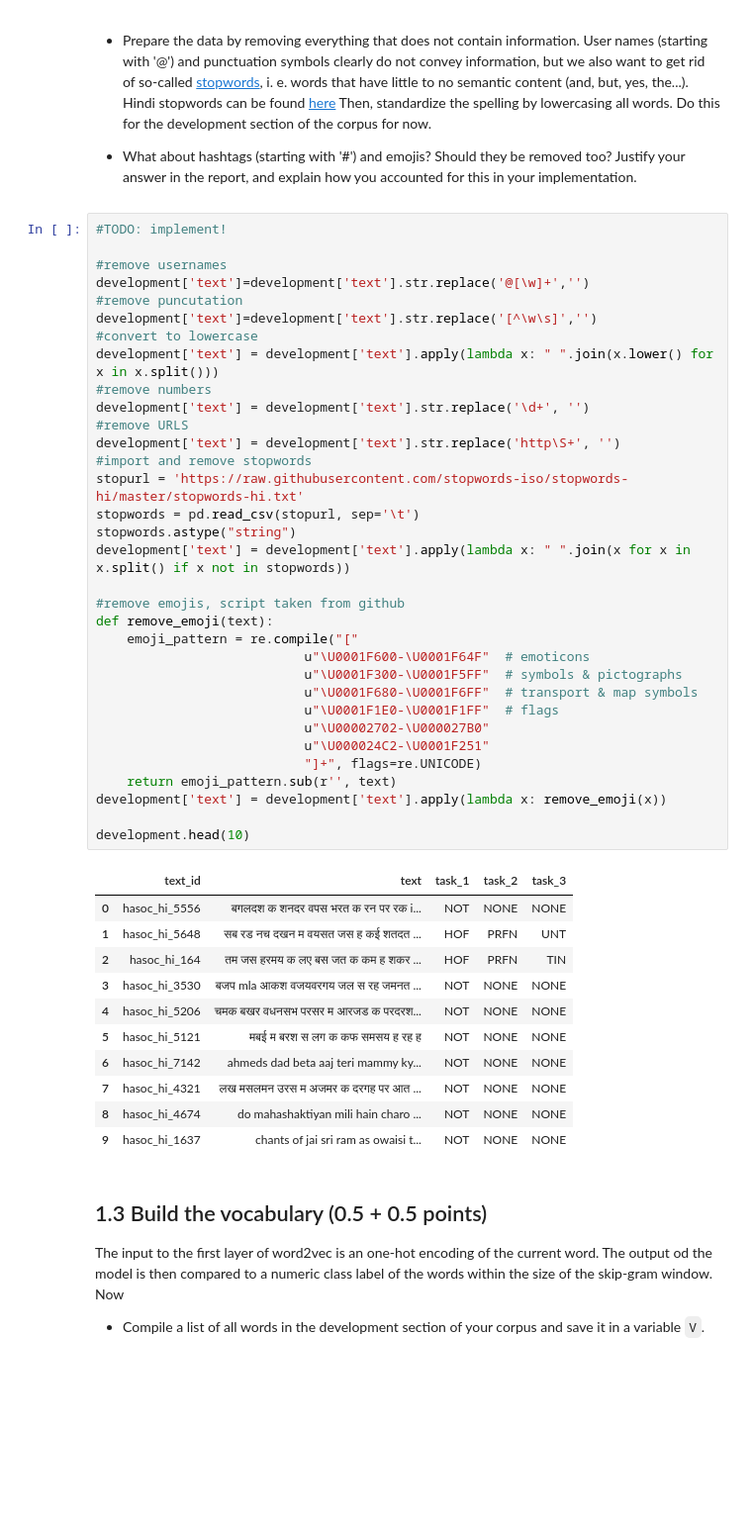
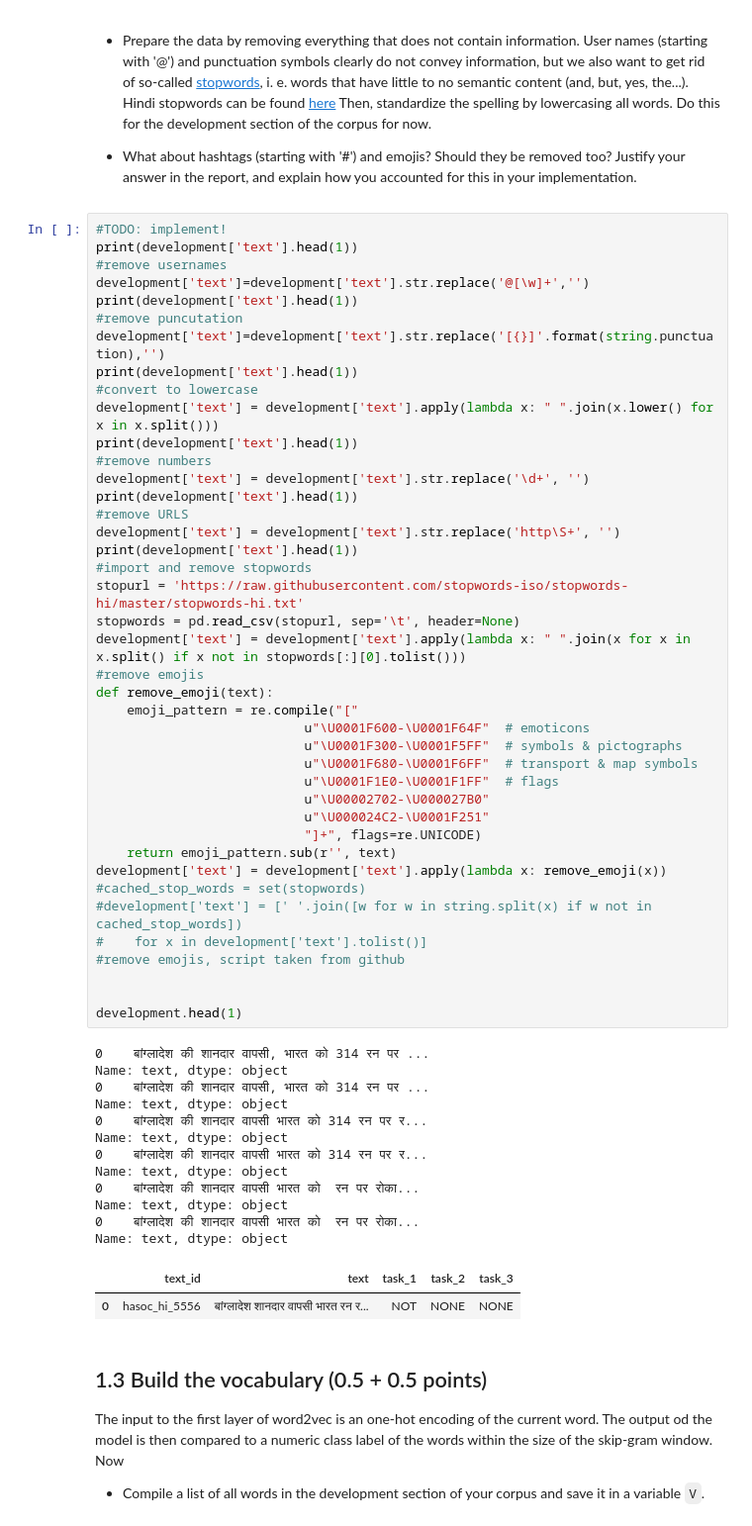
Before and after one commit to alch00001/NNTI-WS2021-NLP-Project, a Jupyter notebook: Task1_Word_Embeddings.ipynb, the cells around one changed output. Shown at 99% size. Drawn from its saved outputs; the diff is of its cells as text; blank space fills up the shorter version.

```diff
--- a/Task1_Word_Embeddings.ipynb
+++ b/Task1_Word_Embeddings.ipynb
@@ -52,49 +53,60 @@ Do this for the development section of the corpus for now.
 * What about hashtags (starting with '#') and emojis? Should they be removed too? Justify your answer in the report, and explain how you accounted for this in your implementation.
 # %%
 #TODO: implement!
-
+print(development['text'].head(1))
 #remove usernames
 development['text']=development['text'].str.replace('@[\w]+','')
+print(development['text'].head(1))
 #remove puncutation
-development['text']=development['text'].str.replace('[^\w\s]','')
+development['text']=development['text'].str.replace('[{}]'.format(string.punctuation),'')
+print(development['text'].head(1))
 #convert to lowercase
 development['text'] = development['text'].apply(lambda x: " ".join(x.lower() for x in x.split()))
+print(development['text'].head(1))
 #remove numbers
 development['text'] = development['text'].str.replace('\d+', '')
+print(development['text'].head(1))
 #remove URLS
 development['text'] = development['text'].str.replace('http\S+', '')
+print(development['text'].head(1))
 #import and remove stopwords
 stopurl = 'https://raw.githubusercontent.com/stopwords-iso/stopwords-hi/master/stopwords-hi.txt'
-stopwords = pd.read_csv(stopurl, sep='\t')
-stopwords.astype("string")
-development['text'] = development['text'].apply(lambda x: " ".join(x for x in x.split() if x not in stopwords))
-
-#remove emojis, script taken from github
+stopwords = pd.read_csv(stopurl, sep='\t', header=None)
+development['text'] = development['text'].apply(lambda x: " ".join(x for x in x.split() if x not in stopwords[:][0].tolist()))
+#remove emojis
 def remove_emoji(text):
     emoji_pattern = re.compile("["
                            u"\U0001F600-\U0001F64F"  # emoticons
                            u"\U0001F300-\U0001F5FF"  # symbols & pictographs
                            u"\U0001F680-\U0001F6FF"  # transport & map symbols
                            u"\U0001F1E0-\U0001F1FF"  # flags
                            u"\U00002702-\U000027B0"
                            u"\U000024C2-\U0001F251"
                            "]+", flags=re.UNICODE)
     return emoji_pattern.sub(r'', text)
 development['text'] = development['text'].apply(lambda x: remove_emoji(x))
+#cached_stop_words = set(stopwords)
+#development['text'] = [' '.join([w for w in string.split(x) if w not in cached_stop_words])
+#    for x in development['text'].tolist()]
+#remove emojis, script taken from github
 
-development.head(10)
+
+development.head(1)
 # %% [output]
+0    बांग्लादेश की शानदार वापसी, भारत को 314 रन पर ...
+Name: text, dtype: object
+0    बांग्लादेश की शानदार वापसी, भारत को 314 रन पर ...
+Name: text, dtype: object
+0    बांग्लादेश की शानदार वापसी भारत को 314 रन पर र...
+Name: text, dtype: object
+0    बांग्लादेश की शानदार वापसी भारत को 314 रन पर र...
+Name: text, dtype: object
+0    बांग्लादेश की शानदार वापसी भारत को  रन पर रोका...
+Name: text, dtype: object
+0    बांग्लादेश की शानदार वापसी भारत को  रन पर रोका...
+Name: text, dtype: object
 |  | text_id | text | task_1 | task_2 | task_3 |
-| 0 | hasoc_hi_5556 | बगलदश क शनदर वपस भरत क रन पर रक i... | NOT | NONE | NONE |
-| 1 | hasoc_hi_5648 | सब रड नच दखन म वयसत जस ह कई शतदत ... | HOF | PRFN | UNT |
-| 2 | hasoc_hi_164 | तम जस हरमय क लए बस जत क कम ह शकर ... | HOF | PRFN | TIN |
-| 3 | hasoc_hi_3530 | बजप mla आकश वजयवरगय जल स रह जमनत ... | NOT | NONE | NONE |
-| 4 | hasoc_hi_5206 | चमक बखर वधनसभ परसर म आरजड क परदरश... | NOT | NONE | NONE |
-| 5 | hasoc_hi_5121 | मबई म बरश स लग क कफ समसय ह रह ह | NOT | NONE | NONE |
-| 6 | hasoc_hi_7142 | ahmeds dad beta aaj teri mammy ky... | NOT | NONE | NONE |
-| 7 | hasoc_hi_4321 | लख मसलमन उरस म अजमर क दरगह पर आत ... | NOT | NONE | NONE |
-| 8 | hasoc_hi_4674 | do mahashaktiyan mili hain charo ... | NOT | NONE | NONE |
-| 9 | hasoc_hi_1637 | chants of jai sri ram as owaisi t... | NOT | NONE | NONE |
+| 0 | hasoc_hi_5556 | बांग्लादेश शानदार वापसी भारत रन र... | NOT | NONE | NONE |
 # %% [markdown]
 ## 1.3 Build the vocabulary (0.5 + 0.5 points)
 
```
Also changed, not shown: parts of 10 cells of this notebook.
